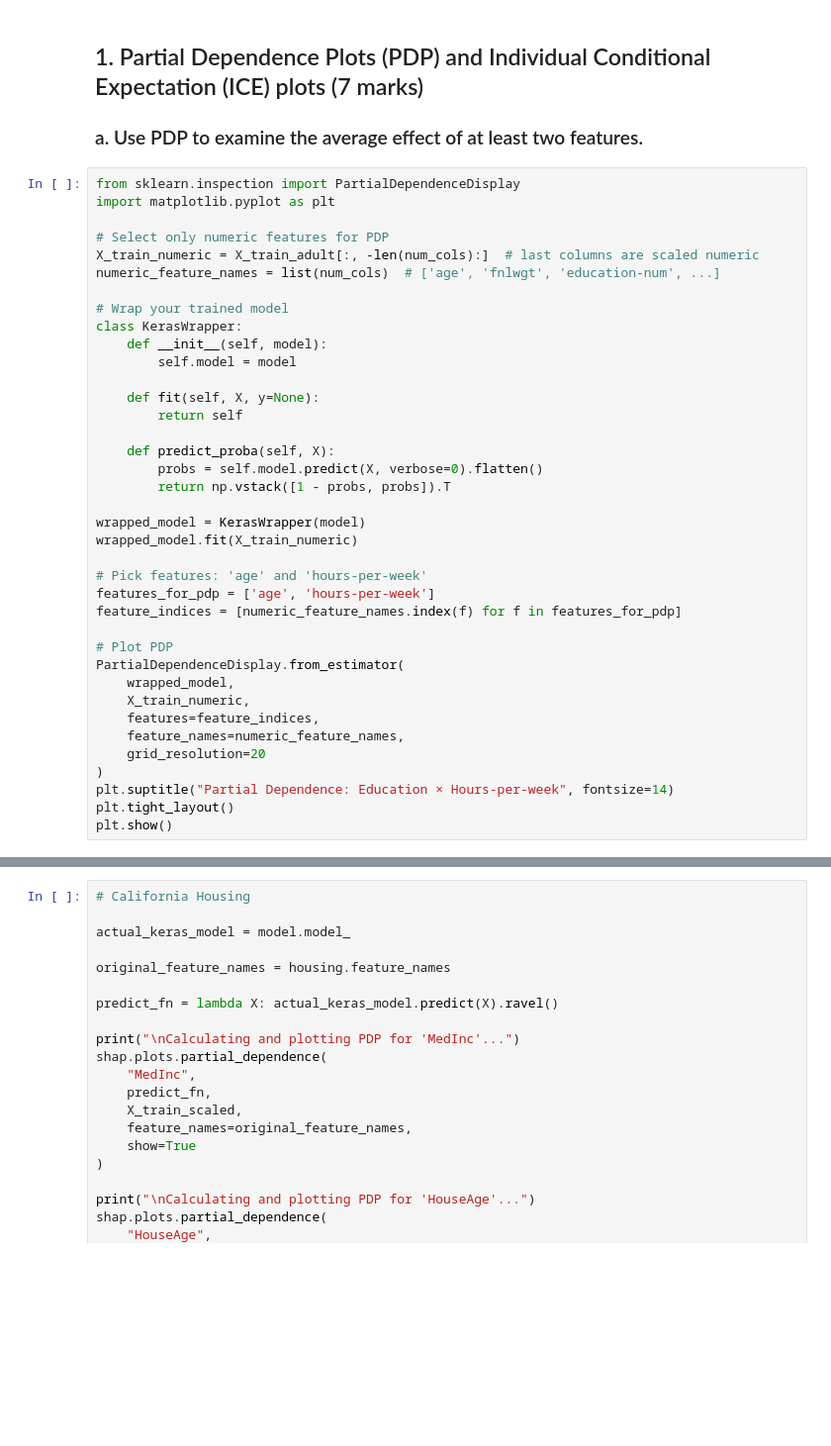
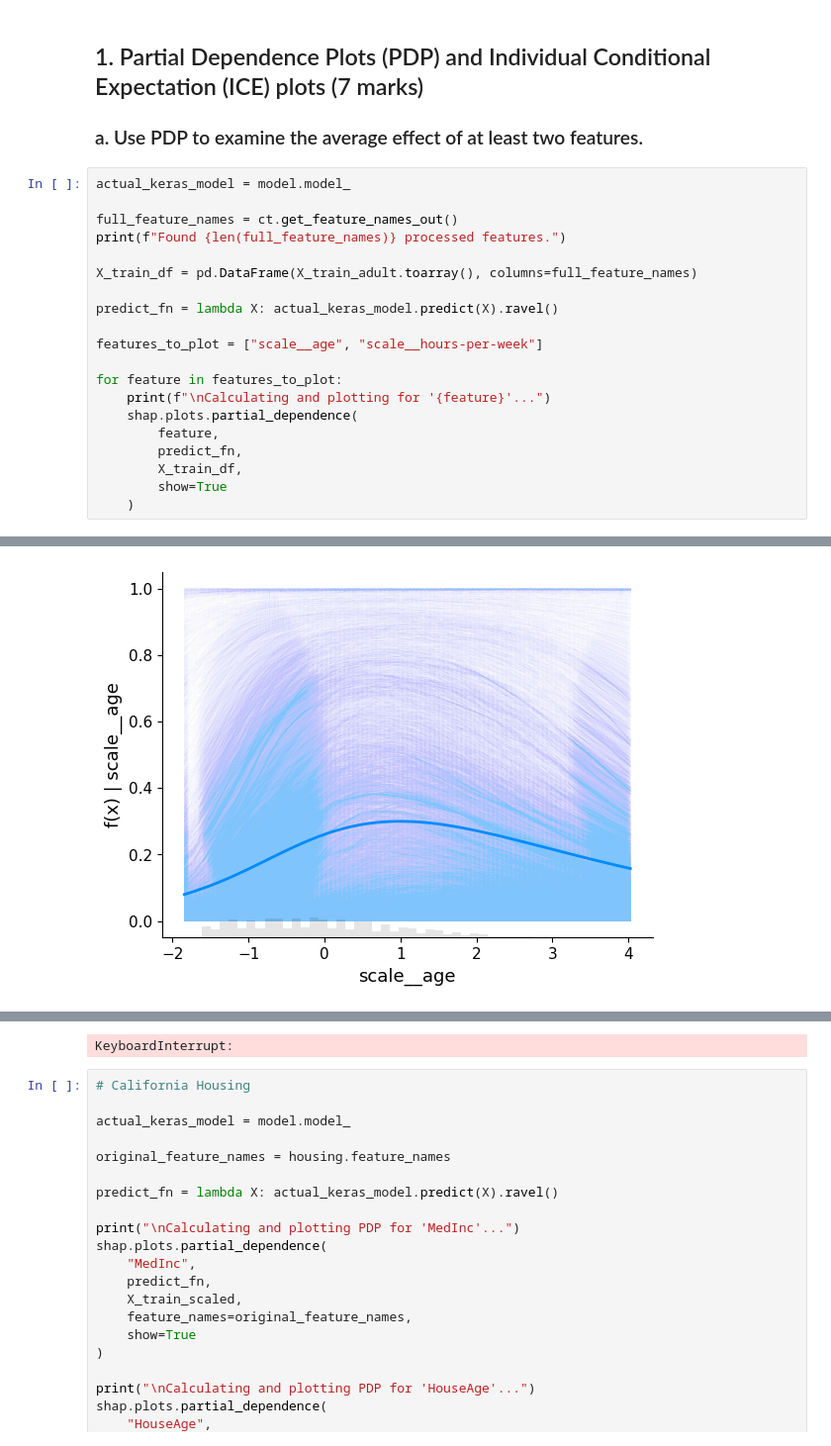
Before and after one commit to jamiebugeja/interpretableaiproject, a Jupyter notebook: Roman_Vasiltets.ipynb, the cells around one changed output, grey strips where cells are left out. Shown at 99% size. Saved outputs shown, nothing was run; the diff lists cells and outputs as text; blank space fills up the shorter version.

```diff
--- a/Roman_Vasiltets.ipynb
+++ b/Roman_Vasiltets.ipynb
@@ -260,41 +260,23 @@ Final Test Set MAE (Mean Absolute Error): 0.3565
 ## 1. Partial Dependence Plots (PDP) and Individual Conditional Expectation (ICE) plots (7 marks)
 ### a. Use PDP to examine the average effect of at least two features.
 # %%
-from sklearn.inspection import PartialDependenceDisplay
-import matplotlib.pyplot as plt
+actual_keras_model = model.model_
 
-# Select only numeric features for PDP
-X_train_numeric = X_train_adult[:, -len(num_cols):]  # last columns are scaled numeric
-numeric_feature_names = list(num_cols)  # ['age', 'fnlwgt', 'education-num', ...]
+full_feature_names = ct.get_feature_names_out()
+print(f"Found {len(full_feature_names)} processed features.")
 
-# Wrap your trained model
-class KerasWrapper:
-    def __init__(self, model):
-        self.model = model
+X_train_df = pd.DataFrame(X_train_adult.toarray(), columns=full_feature_names)
 
-    def fit(self, X, y=None):
-        return self
+predict_fn = lambda X: actual_keras_model.predict(X).ravel()
 
-    def predict_proba(self, X):
-        probs = self.model.predict(X, verbose=0).flatten()
-        return np.vstack([1 - probs, probs]).T
+features_to_plot = ["scale__age", "scale__hours-per-week"]
 
-wrapped_model = KerasWrapper(model)
-wrapped_model.fit(X_train_numeric)
-
-# Pick features: 'age' and 'hours-per-week'
-features_for_pdp = ['age', 'hours-per-week']
-feature_indices = [numeric_feature_names.index(f) for f in features_for_pdp]
-
-# Plot PDP
-PartialDependenceDisplay.from_estimator(
-    wrapped_model,
-    X_train_numeric,
-    features=feature_indices,
-    feature_names=numeric_feature_names,
-    grid_resolution=20
-)
-plt.suptitle("Partial Dependence: Education × Hours-per-week", fontsize=14)
-plt.tight_layout()
-plt.show()
+for feature in features_to_plot:
+    print(f"\nCalculating and plotting for '{feature}'...")
+    shap.plots.partial_dependence(
+        feature,
+        predict_fn,
+        X_train_df,
+        show=True
+    )
 # %% [output]
@@ -301,0 +300 @@ NotFittedError: This KerasWrapper instance is not fitted yet. Call 'fit' with ap
+[figure, added]
@@ -302,3 +318,4 @@ NotFittedError: This KerasWrapper instance is not fitted yet. Call 'fit' with ap
+KeyboardInterrupt:
 # %%
 # California Housing
 
```
Also changed, not shown: parts of 5 cells of this notebook.
